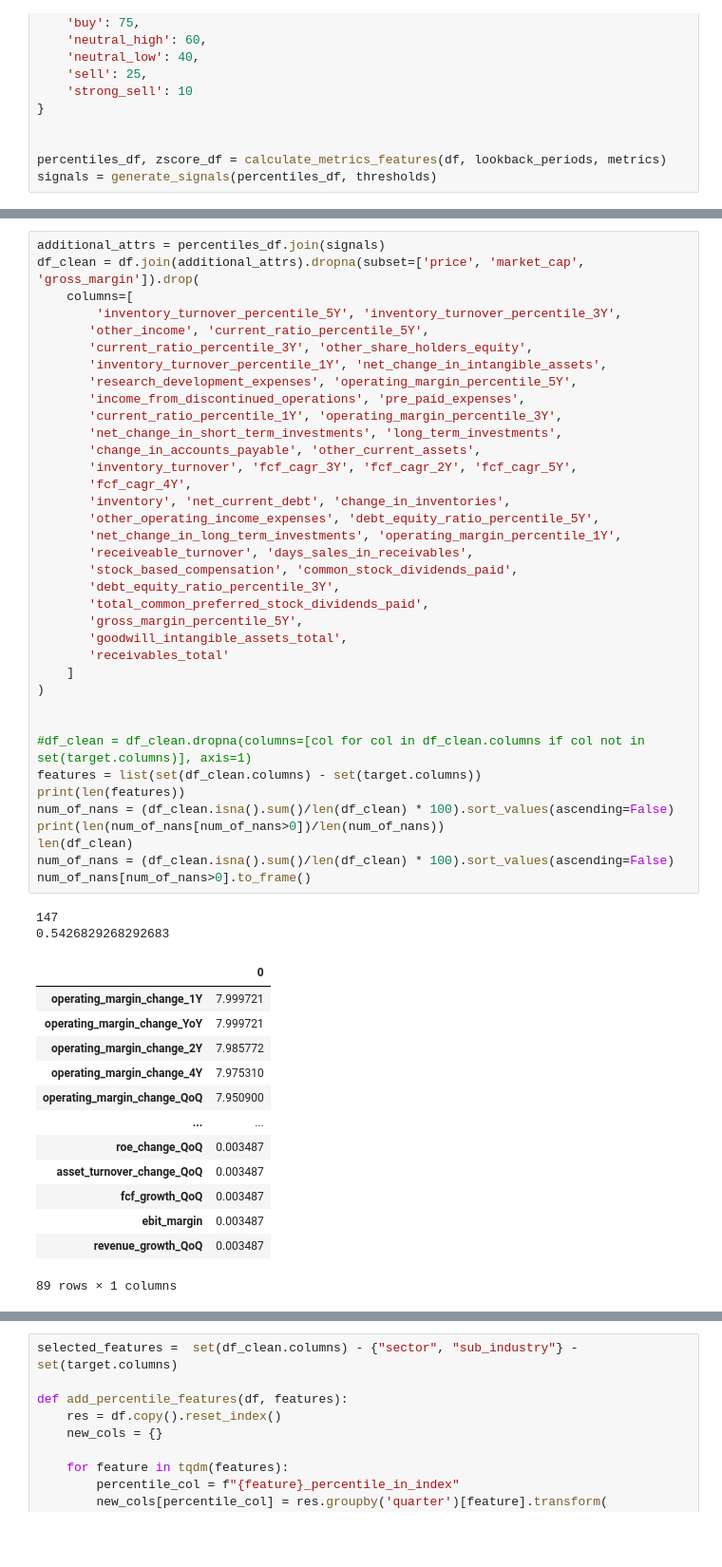
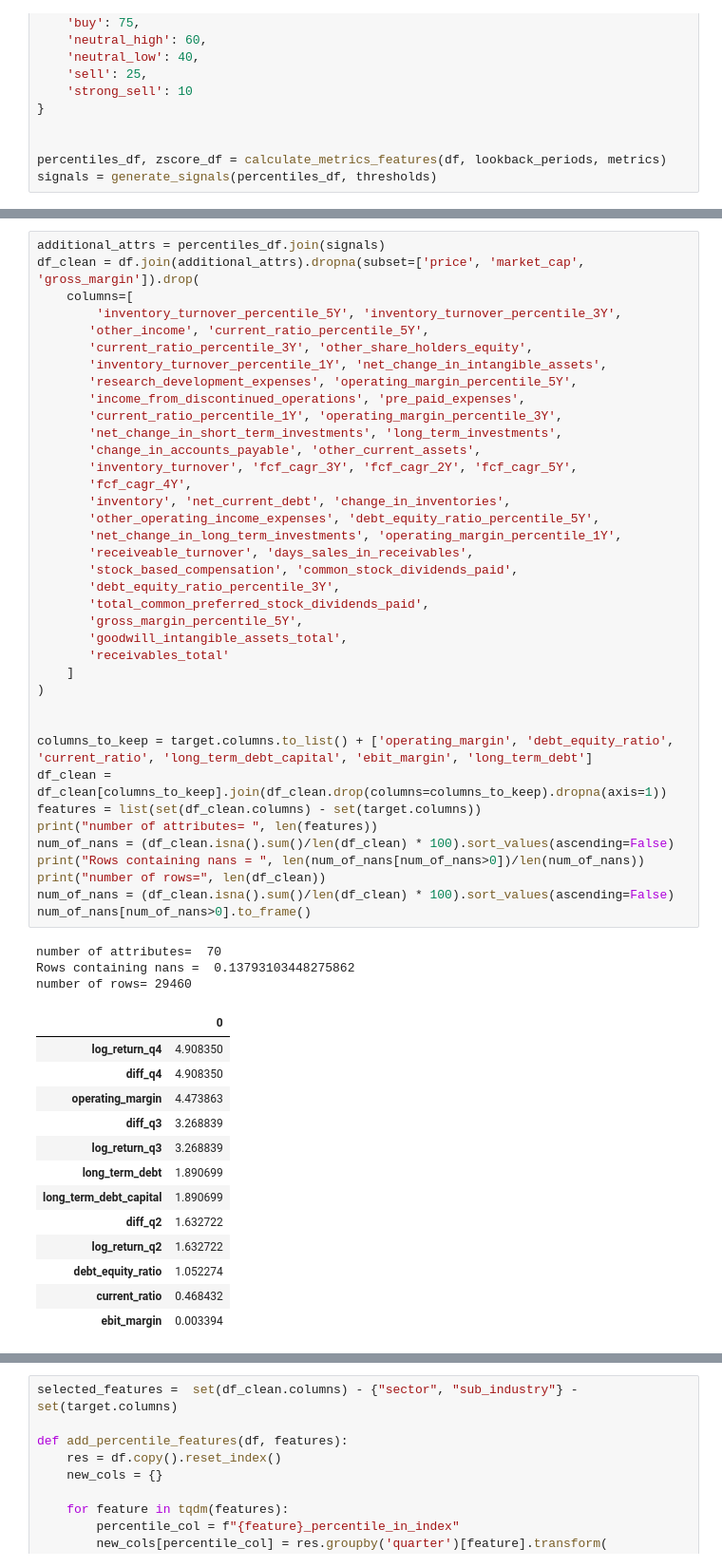
Before and after one commit to micmurawski/sp500, a Jupyter notebook: currate_final.ipynb, the cells around one changed output, grey strips where cells are left out. Shown: that part at 95% size. Saved outputs shown, nothing was run; the diff lists cells and outputs as text; blank space fills up the shorter version.

```diff
--- a/currate_final.ipynb
+++ b/currate_final.ipynb
@@ -775,48 +781,50 @@ df_clean = df.join(additional_attrs).dropna(subset=['price', 'market_cap', 'gros
        'other_income', 'current_ratio_percentile_5Y',
        'current_ratio_percentile_3Y', 'other_share_holders_equity',
        'inventory_turnover_percentile_1Y', 'net_change_in_intangible_assets',
        'research_development_expenses', 'operating_margin_percentile_5Y',
        'income_from_discontinued_operations', 'pre_paid_expenses',
        'current_ratio_percentile_1Y', 'operating_margin_percentile_3Y',
        'net_change_in_short_term_investments', 'long_term_investments',
        'change_in_accounts_payable', 'other_current_assets',
        'inventory_turnover', 'fcf_cagr_3Y', 'fcf_cagr_2Y', 'fcf_cagr_5Y',
        'fcf_cagr_4Y',
        'inventory', 'net_current_debt', 'change_in_inventories',
        'other_operating_income_expenses', 'debt_equity_ratio_percentile_5Y',
        'net_change_in_long_term_investments', 'operating_margin_percentile_1Y',
        'receiveable_turnover', 'days_sales_in_receivables',
        'stock_based_compensation', 'common_stock_dividends_paid',
        'debt_equity_ratio_percentile_3Y',
        'total_common_preferred_stock_dividends_paid',
        'gross_margin_percentile_5Y',
        'goodwill_intangible_assets_total',
        'receivables_total'
     ]
 )
 
 
-#df_clean = df_clean.dropna(columns=[col for col in df_clean.columns if col not in set(target.columns)], axis=1)
+columns_to_keep = target.columns.to_list() + ['operating_margin', 'debt_equity_ratio', 'current_ratio', 'long_term_debt_capital', 'ebit_margin', 'long_term_debt']
+df_clean = df_clean[columns_to_keep].join(df_clean.drop(columns=columns_to_keep).dropna(axis=1))
 features = list(set(df_clean.columns) - set(target.columns))
-print(len(features))
+print("number of attributes= ", len(features))
 num_of_nans = (df_clean.isna().sum()/len(df_clean) * 100).sort_values(ascending=False)
-print(len(num_of_nans[num_of_nans>0])/len(num_of_nans))
-len(df_clean)
+print("Rows containing nans = ", len(num_of_nans[num_of_nans>0])/len(num_of_nans))
+print("number of rows=", len(df_clean))
 num_of_nans = (df_clean.isna().sum()/len(df_clean) * 100).sort_values(ascending=False)
 num_of_nans[num_of_nans>0].to_frame()
 # %% [output]
-147
-0.5426829268292683
+number of attributes=  70
+Rows containing nans =  0.13793103448275862
+number of rows= 29460
 |  | 0 |
-| operating_margin_change_1Y | 7.999721 |
-| operating_margin_change_YoY | 7.999721 |
-| operating_margin_change_2Y | 7.985772 |
-| operating_margin_change_4Y | 7.975310 |
-| operating_margin_change_QoQ | 7.950900 |
-| ... | ... |
-| roe_change_QoQ | 0.003487 |
-| asset_turnover_change_QoQ | 0.003487 |
-| fcf_growth_QoQ | 0.003487 |
-| ebit_margin | 0.003487 |
-| revenue_growth_QoQ | 0.003487 |
+| log_return_q4 | 4.908350 |
+| diff_q4 | 4.908350 |
+| operating_margin | 4.473863 |
+| diff_q3 | 3.268839 |
+| log_return_q3 | 3.268839 |
+| long_term_debt | 1.890699 |
+| long_term_debt_capital | 1.890699 |
+| diff_q2 | 1.632722 |
+| log_return_q2 | 1.632722 |
+| debt_equity_ratio | 1.052274 |
+| current_ratio | 0.468432 |
+| ebit_margin | 0.003394 |
-89 rows × 1 columns
```
Also changed, not shown: parts of 5 cells of this notebook.
